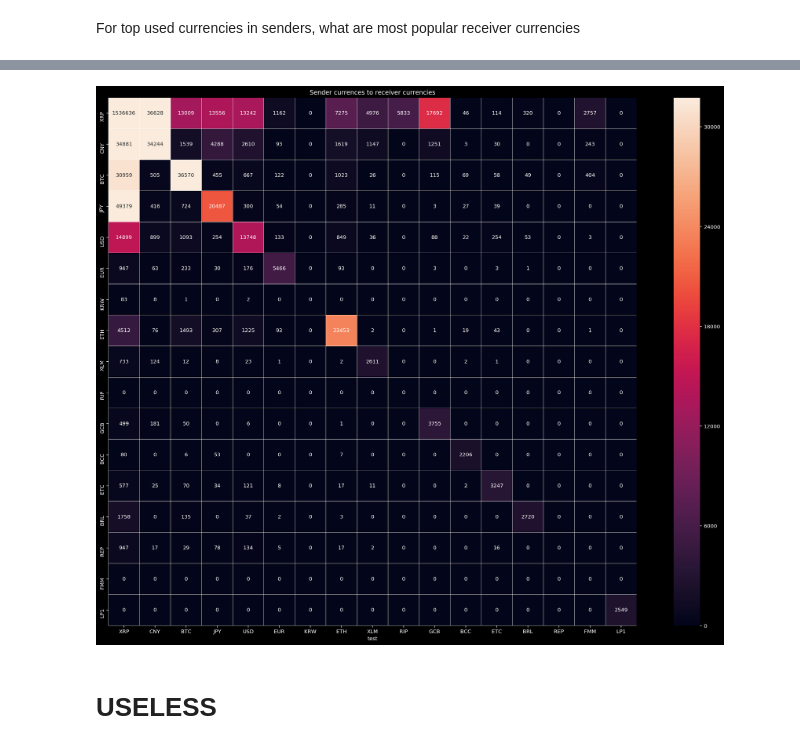
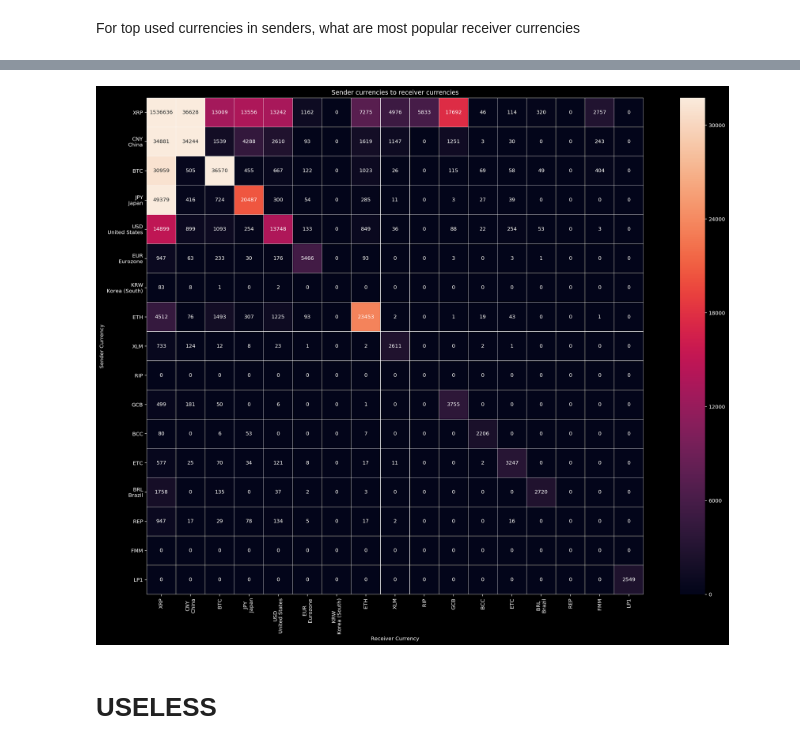
Before and after one commit to dedis/student_19_ripple-locality, a Jupyter notebook: ripple_analysis/notebooks/ripple_analysis.ipynb, the cells around one changed output, grey strips where cells are left out. Saved outputs shown, nothing was run; the diff lists cells and outputs as text; code cells hidden in the pictures.

```diff
--- a/ripple_analysis/notebooks/ripple_analysis.ipynb
+++ b/ripple_analysis/notebooks/ripple_analysis.ipynb
@@ -344,18 +355,28 @@ for sender_currency,repartition in tqdm(sender_currency_to_receiver_currency.ite
                 sender_matrix[currencies[sender_currency],currencies[receiver_currency]] = count
 # %% [output]
 [interactive output not drawn]
+# %%
+my_list = []
+for currency in currencies.keys():
+    try:
+        my_list.append('\n()'+ccy.country(ccy.currency(currency).default_country)+')')
+    except :
+        my_list.append('')
+# %%
+labels = [a+b for a,b in zip(currencies.keys(),my_list)]
 # %%
 plt.style.use('dark_background')
 plt.figure(figsize=(20,15))
 ax = sns.heatmap(sender_matrix, robust = True, annot=True, fmt = "^1.0f", linewidths= 0.1, linecolor = 'white', square = True,
-                 xticklabels = currencies.keys(), yticklabels = currencies.keys())
-ax.set_title('Sender currences to receiver currencies')
-ax.set_xlabel('test')
+                 xticklabels = labels, yticklabels = labels)
+ax.set_title('Sender currencies to receiver currencies')
+ax.set_xlabel('Receiver Currency')
+ax.set_ylabel('Sender Currency')
 plt.tight_layout()
-#plt.savefig('../visualisations/Sender_to_receiver_heatmap.png')
+plt.savefig('../visualisations/Sender_to_receiver_heatmap.png')
 plt.show()
 # %% [output]
-[figure, old version]
+[figure, new version]
 # %% [markdown]
 # USELESS
 # %%
```
Also changed, not shown: parts of 20 cells of this notebook, 3 other files.
